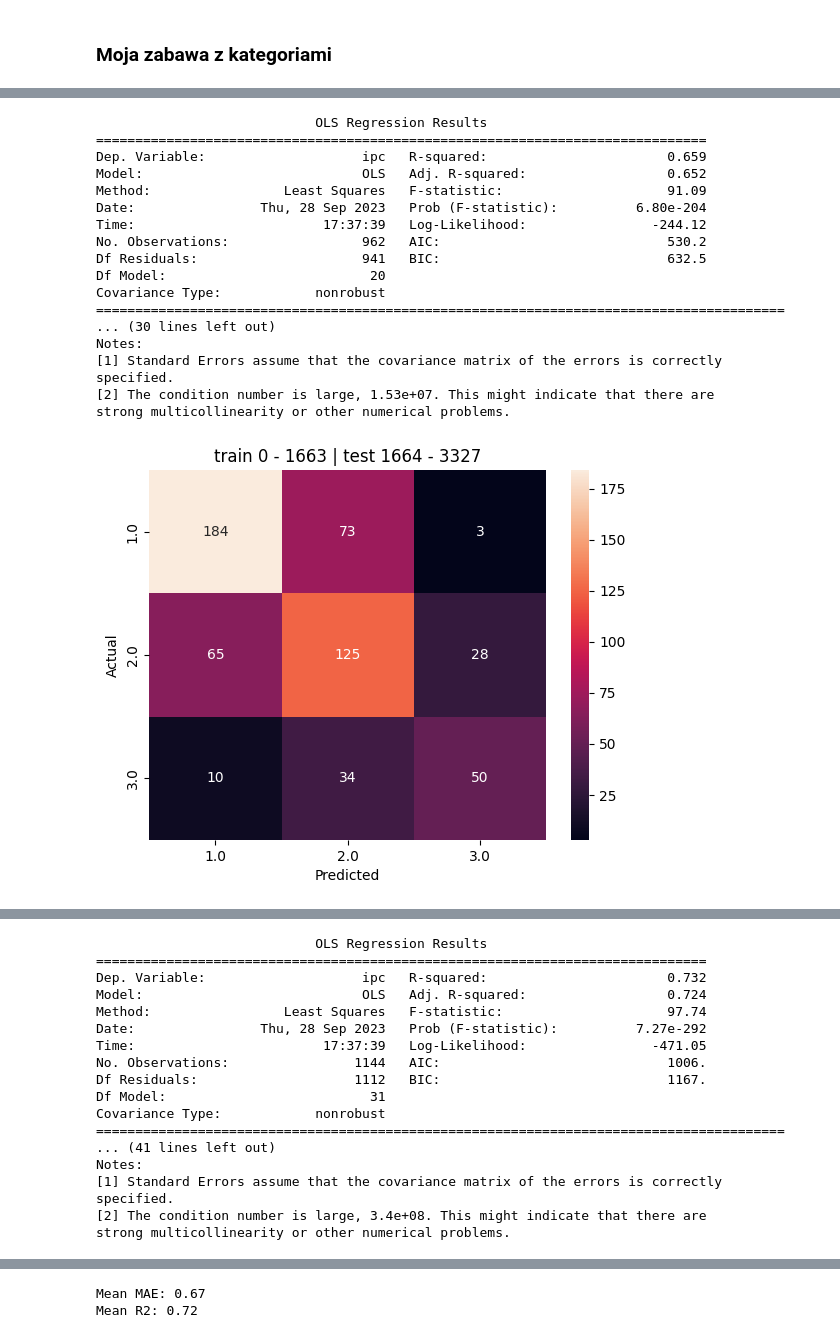
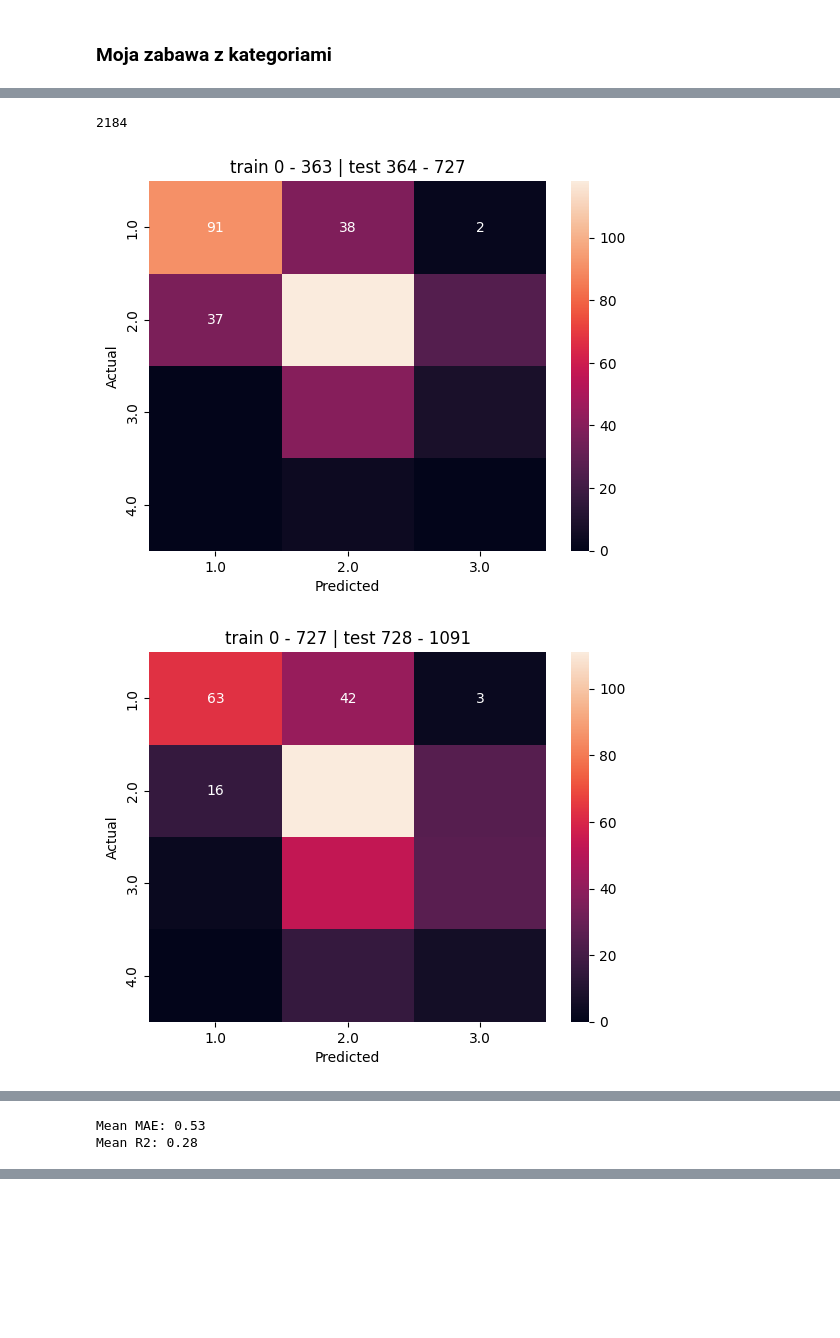
Before and after one commit to khknopp/JBG060-DC3, a Jupyter notebook: predictions.ipynb, the cells around one changed output, grey strips where cells are left out. Drawn from its saved outputs; the diff is of its cells as text; code cells hidden in the pictures; blank space fills up the shorter version.

Commit message:
Added predictions

```diff
--- a/predictions.ipynb
+++ b/predictions.ipynb
@@ -328,7 +404,7 @@ combined.groupby("ipc")[["hunger", "refugees", "conflict", "humanitarian"]].mean
 # %%
 df.sort_index(level=0, inplace=True) # Sort DataFrame by date
 df = df.iloc[df['ipc'].notnull().argmax():].copy() # Drop rows until first notna value in ipc column
-df = df.join(news_features, how="left") # Join df with created news features
+df = df.join(new_news_features, how="left") # Join df with created news features
 # %%
 df.iloc[:, -15:]
 # %% [output]
@@ -574,5 +649,5 @@ NameError: name 'new_news_df' is not defined
 # %%
-new_news_df = pd.read_csv(data_dir + "articles_newtopics.csv") # Read news data into DataFrame
+new_news_df = pd.read_csv(data_dir + "topic_sentiment.csv") # Read news data into DataFrame
 
 # Create date column
 new_news_df["date"] = pd.to_datetime(
@@ -610,0 +667,4 @@ new_news_features
+# %%
+new_news_df.drop(['tokens', 'yyyy-mm'], axis=1, inplace=True)
+new_news_features = create_news_features(new_news_df.columns[5:])
+new_news_df
@@ -635,7 +725,7 @@ combined.groupby("ipc")[new_news_df.columns[5:]].mean().plot(
 # %%
 df.sort_index(level=0, inplace=True) # Sort DataFrame by date
 df = df.iloc[df['ipc'].notnull().argmax():].copy() # Drop rows until first notna value in ipc column
-df_new = df.join(new_news_features, how="left") # Join df with created news features
+df_new = df.join(new_news_features, how="left", lsuffix="_left", rsuffix="_right") # Join df with created news features
 df_new
 # %% [output]
 |  |  | country | district_code | centx | centy | year_month | year | month | ipc | ha | ... |
@@ -668,5 +764,9 @@ Index(['country', 'district_code', 'centx', 'centy', 'year_month', 'year',
 # %%
-X = df_new.iloc[:, -31:] # Define explanatory variables
+df_new_copy = df_new.copy()
+
+df_new.dropna(inplace=True)
+
+X = df_new.iloc[:, -37:] # Define explanatory variables
 X = sm.add_constant(X) # Add constant column of 1s for intercept
 y = df_new[["ipc"]] # Define target data
 
@@ -677,52 +777,37 @@ mae_values = list()
 r2_values = list()
 
 for train_index, val_index in cv.split(X): # Loop over the different training-test splits
 
     # Define X and y data
     X_train, X_test = X.iloc[train_index], X.iloc[val_index]
     y_train, y_val = y.iloc[train_index], y.iloc[val_index]
 
     # If X_train doesn't contain any news features (this happens for earlier dates) we drop news columns from both X_train and X_test
     X_train = X_train.dropna(axis=1, how='all').copy()
     X_test = X_test[X_train.columns]
+    X_test = X_test.dropna(axis=1, how='all').copy()
 
     #Interpolate training data to generate more training points
     X_train = X_train.groupby('district', as_index=False).apply(lambda group: group.interpolate())
     X_train.reset_index(level=0, drop=True, inplace=True)
     y_train = y_train.groupby('district', as_index=False).apply(lambda group: group.interpolate())
     y_train.reset_index(level=0, drop=True, inplace=True)
 
-    model = OLS(y_train, X_train, missing="drop") # Initialize OLS model on training data
-    results = model.fit() # Get model results on training data
-    print(results.summary()) # Print model summary
+    model = RandomForestRegressor() # Initialize OLS model on training data
+    model.fit(X_train, y_train) # Get model results on training data
 
-    y_pred = results.predict(X_test) # Run model on test data
+    y_pred = model.predict(X_test) # Run model on test data
 
     # Append results to respective lists
     mae_values.append((y_pred - y_val['ipc']).abs().mean())
     r2_values.append(results.rsquared)
 
     plt.title('train %s - %s | test %s - %s' % (train_index[0], train_index[-1], val_index[0], val_index[-1]))
     plot_ConfusionMatrix(prediction = y_pred, true = y_val['ipc']) # Plot confusion matrix
 
 print(f"Mean MAE: {np.mean(mae_values):.2f}") # Print MAE
 print(f"Mean R2: {np.mean(r2_values):.2f}") # Print R2
 # %% [output]
-                            OLS Regression Results
-==============================================================================
-Dep. Variable:                    ipc   R-squared:                       0.659
-Model:                            OLS   Adj. R-squared:                  0.652
-Method:                 Least Squares   F-statistic:                     91.09
-Date:                Thu, 28 Sep 2023   Prob (F-statistic):          6.80e-204
-Time:                        17:37:39   Log-Likelihood:                -244.12
-No. Observations:                 962   AIC:                             530.2
-Df Residuals:                     941   BIC:                             632.5
-Df Model:                          20
-Covariance Type:            nonrobust
-========================================================================================
-... (30 lines left out)
-Notes:
-[1] Standard Errors assume that the covariance matrix of the errors is correctly specified.
-[2] The condition number is large, 1.53e+07. This might indicate that there are
-strong multicollinearity or other numerical problems.
+2184
-[figure, old version]
+[figure, new version]
+[figure, new version]
@@ -729,17 +817,2 @@ strong multicollinearity or other numerical problems.
-                            OLS Regression Results
-==============================================================================
-Dep. Variable:                    ipc   R-squared:                       0.732
-Model:                            OLS   Adj. R-squared:                  0.724
-Method:                 Least Squares   F-statistic:                     97.74
-Date:                Thu, 28 Sep 2023   Prob (F-statistic):          7.27e-292
-Time:                        17:37:39   Log-Likelihood:                -471.05
-No. Observations:                1144   AIC:                             1006.
-Df Residuals:                    1112   BIC:                             1167.
-Df Model:                          31
-Covariance Type:            nonrobust
-========================================================================================
-... (41 lines left out)
-Notes:
-[1] Standard Errors assume that the covariance matrix of the errors is correctly specified.
-[2] The condition number is large, 3.4e+08. This might indicate that there are
-strong multicollinearity or other numerical problems.
+Mean MAE: 0.53
+Mean R2: 0.28
@@ -801,2 +819,0 @@ strong multicollinearity or other numerical problems.
-Mean MAE: 0.67
-Mean R2: 0.72
```
Also changed, not shown: parts of 19 cells of this notebook.
